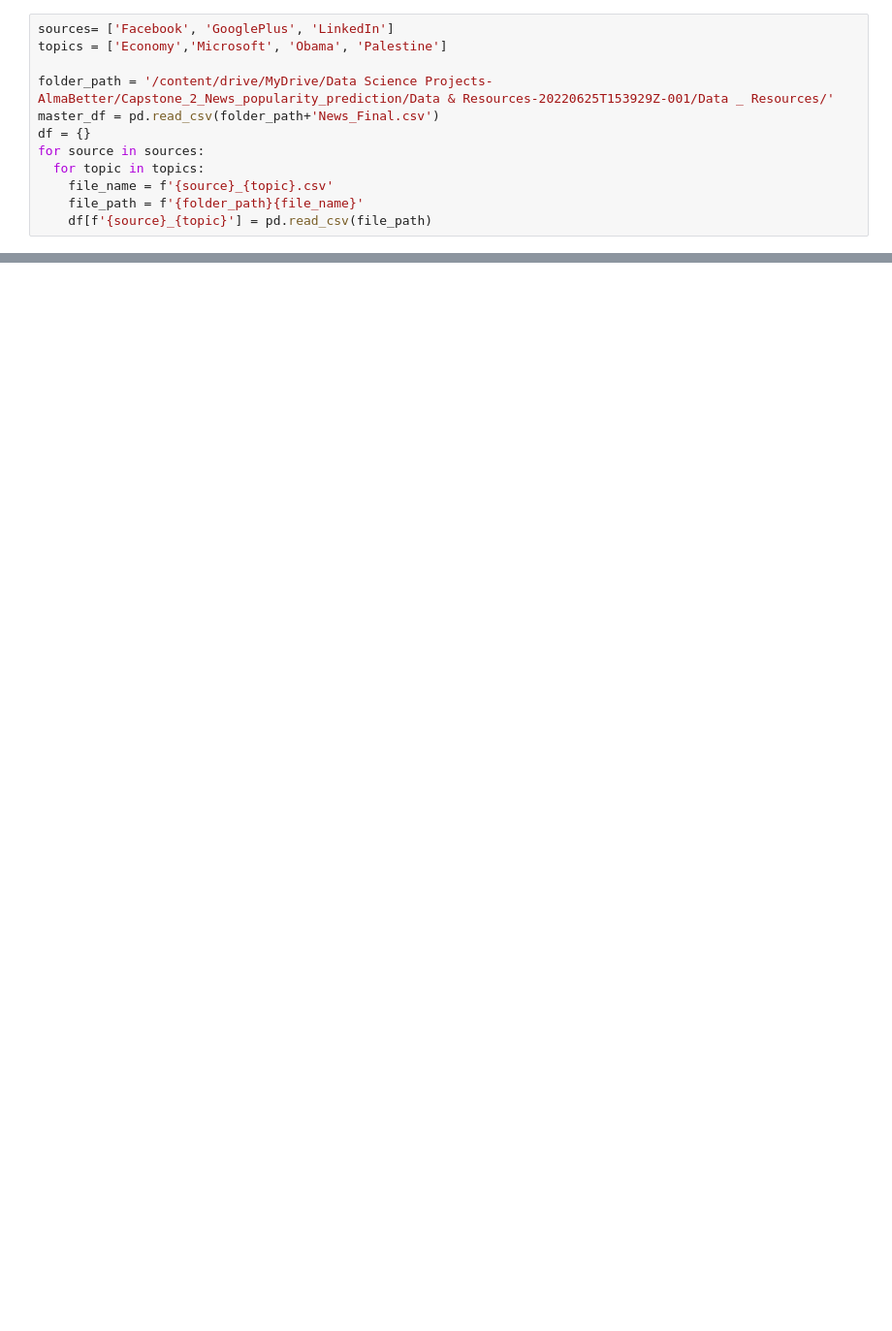
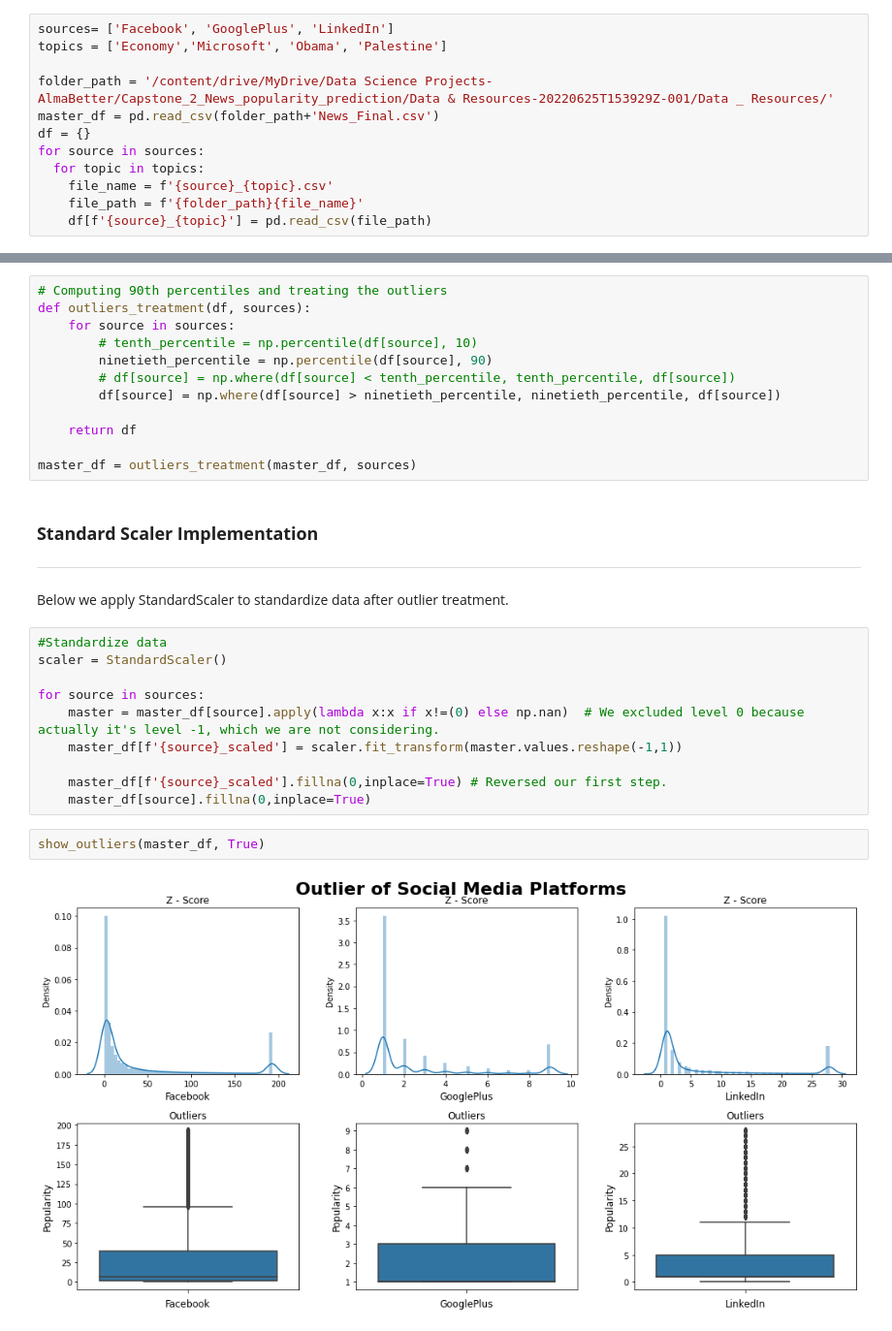
Before and after one commit to omkar123katare/Capstone_2_news_popularity_prediction, a Jupyter notebook: News_Popularity_Prediction_in_Social_Media_Capstone_Project.ipynb, the cells around one changed output, grey strips where cells are left out. Shown at 97% size. Saved outputs shown, nothing was run; the diff lists cells and outputs as text; blank space fills up the shorter version.

```diff
--- a/News_Popularity_Prediction_in_Social_Media_Capstone_Project.ipynb
+++ b/News_Popularity_Prediction_in_Social_Media_Capstone_Project.ipynb
@@ -104,0 +649,30 @@ list(df.values())[1]
+# %%
+# Computing 90th percentiles and treating the outliers
+def outliers_treatment(df, sources):
+    for source in sources:
+        # tenth_percentile = np.percentile(df[source], 10)
+        ninetieth_percentile = np.percentile(df[source], 90)
+        # df[source] = np.where(df[source] < tenth_percentile, tenth_percentile, df[source])
+        df[source] = np.where(df[source] > ninetieth_percentile, ninetieth_percentile, df[source])
+
+    return df
+
+master_df = outliers_treatment(master_df, sources)
+# %% [markdown]
+### **Standard Scaler Implementation**
+---
+Below we apply StandardScaler to standardize data after outlier treatment.
+# %%
+#Standardize data
+scaler = StandardScaler()
+
+for source in sources:
+    master = master_df[source].apply(lambda x:x if x!=(0) else np.nan)  # We excluded level 0 because actually it's level -1, which we are not considering.
+    master_df[f'{source}_scaled'] = scaler.fit_transform(master.values.reshape(-1,1))
+
+    master_df[f'{source}_scaled'].fillna(0,inplace=True) # Reversed our first step.
+    master_df[source].fillna(0,inplace=True)
+# %%
+show_outliers(master_df, True)
+# %% [output]
+[figure, added]
```
Also changed, not shown: parts of 76 cells of this notebook.
